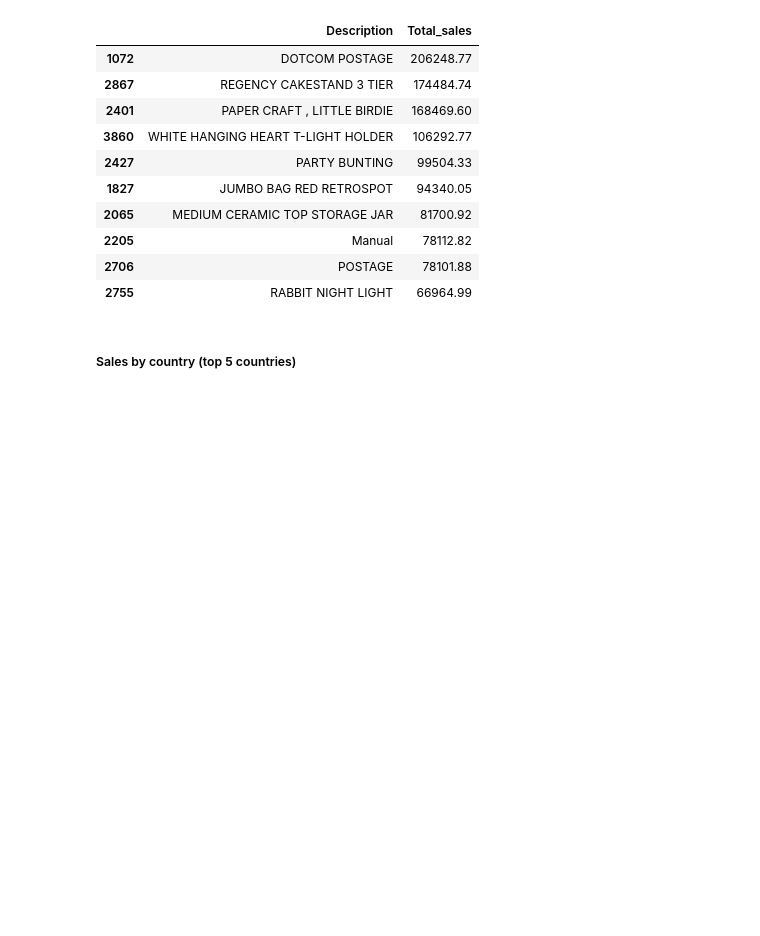
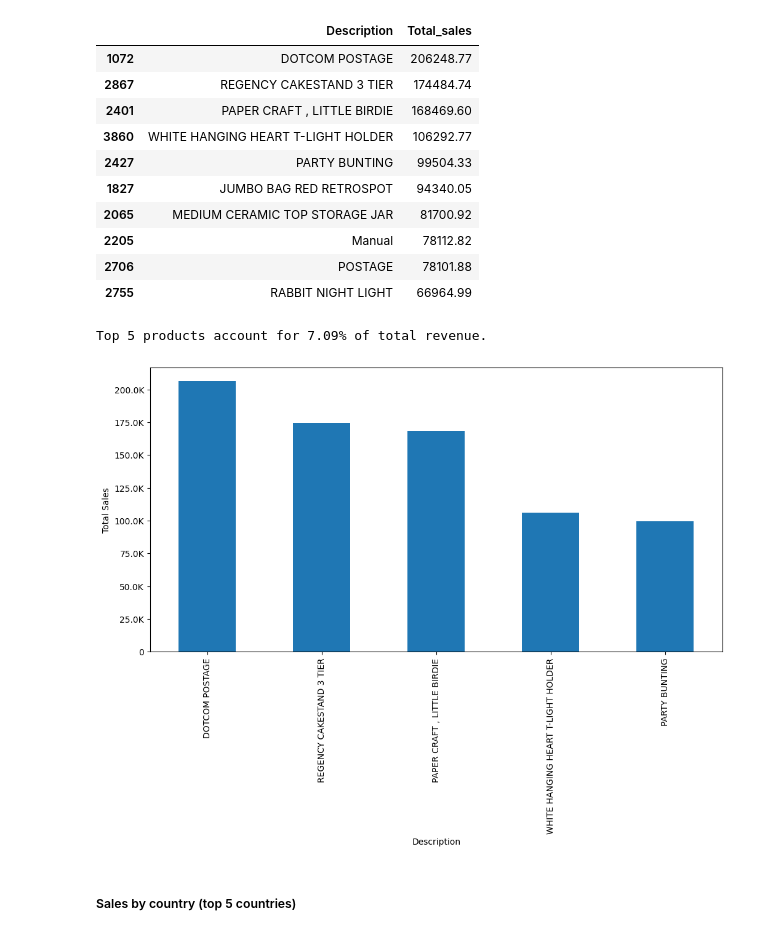
Before and after one commit to natnaelaster/Daily-exercise, a Jupyter notebook: day_1_sales_analysis/ecommerce_sales_dashboard.ipynb, the cells around one changed output. Cells and saved outputs as stored; diff of their text form; code cells hidden in the pictures; blank space fills up the shorter version.

```diff
--- a/day_1_sales_analysis/ecommerce_sales_dashboard.ipynb
+++ b/day_1_sales_analysis/ecommerce_sales_dashboard.ipynb
@@ -78,6 +119,31 @@ top_10_products.reset_index().nlargest(10, 'Total_sales')
 | 2205 | Manual | 78112.82 |
 | 2706 | POSTAGE | 78101.88 |
 | 2755 | RABBIT NIGHT LIGHT | 66964.99 |
+# %%
+top_5_products = sales_df.groupby('Description')['Total_sales'].sum()
+top_5_products_pcrt = (top_5_products.nlargest)(5).sum() / sales_df['Total_sales'].sum() * 100
+
+print(f"Top 5 products account for {top_5_products_pcrt:.2f}% of total revenue.")
+# %% [output]
+Top 5 products account for 7.09% of total revenue.
+# %%
+plt.figure(figsize=(12,6))
+ax = top_5_products.nlargest(5).plot(kind='bar')
+plt.xlabel('Description')
+plt.ylabel('Total Sales')
+
+def format(x, pos):
+    if x >= 1_000_000:
+        return f'{x/1_000_000:.1f}M'
+    elif x >= 1_000:
+        return f'{x/1_000:.1f}K'
+    else:
+        return f'{x:.0f}'
+
+ax.yaxis.set_major_formatter(mtick.FuncFormatter(format))
+plt.show()
+# %% [output]
+[figure, added]
 # %% [markdown]
 ##### Sales by country (top 5 countries)
 # %%
```
Also changed, not shown: parts of 12 cells of this notebook.
